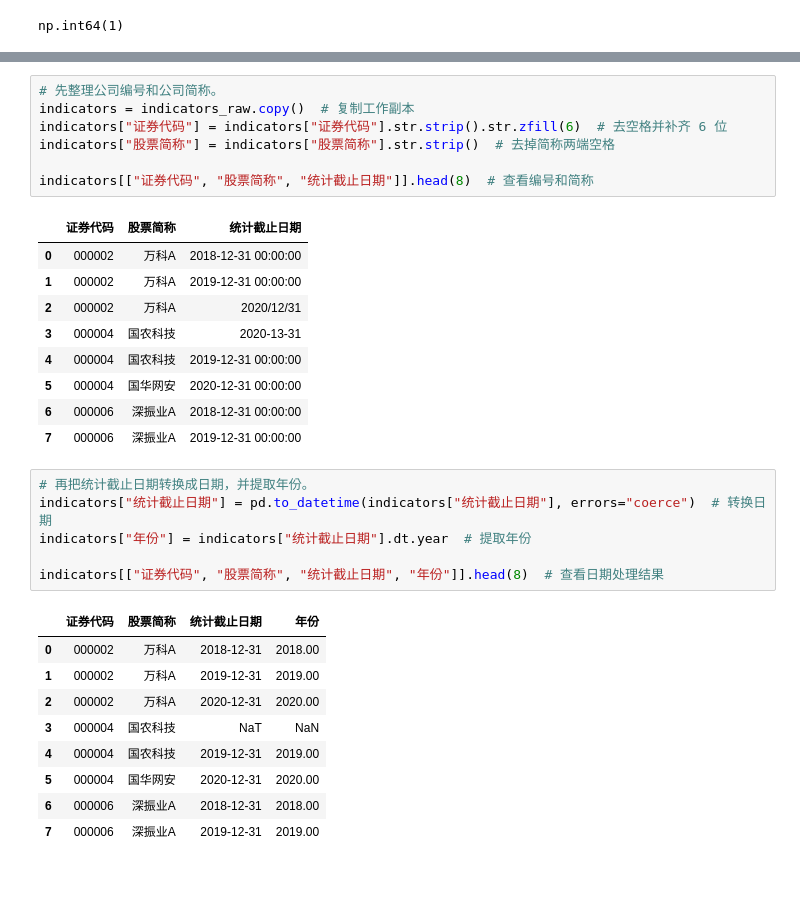
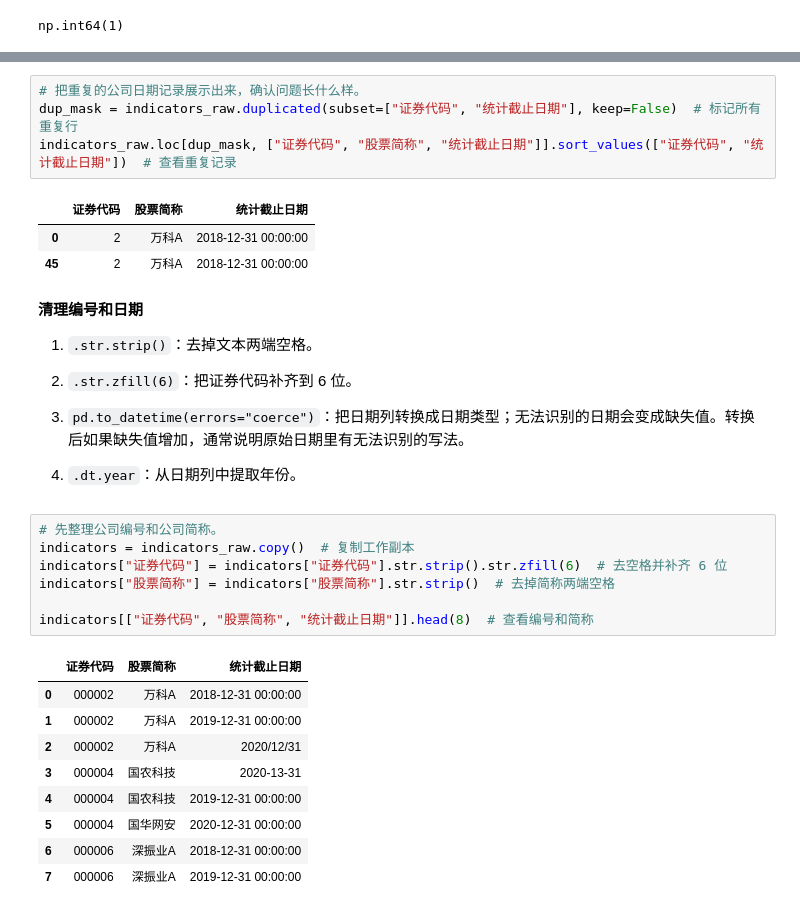
Before and after one commit to itsaquestion/py4ss_v4, a Jupyter notebook: 新章节编辑/pandas/pandas_finance_to_analysis.ipynb, the cells around one changed output, grey strips where cells are left out. Drawn from its saved outputs; the diff is of its cells as text; blank space fills up the shorter version.

```diff
--- a/新章节编辑/pandas/pandas_finance_to_analysis.ipynb
+++ b/新章节编辑/pandas/pandas_finance_to_analysis.ipynb
@@ -701,34 +695,36 @@ np.int64(1)
-# %%
-# 先整理公司编号和公司简称。
-indicators = indicators_raw.copy()  # 复制工作副本
-indicators["证券代码"] = indicators["证券代码"].str.strip().str.zfill(6)  # 去空格并补齐 6 位
-indicators["股票简称"] = indicators["股票简称"].str.strip()  # 去掉简称两端空格
-
-indicators[["证券代码", "股票简称", "统计截止日期"]].head(8)  # 查看编号和简称
-# %% [output]
-|  | 证券代码 | 股票简称 | 统计截止日期 |
-| 0 | 000002 | 万科A | 2018-12-31 00:00:00 |
-| 1 | 000002 | 万科A | 2019-12-31 00:00:00 |
-| 2 | 000002 | 万科A | 2020/12/31 |
-| 3 | 000004 | 国农科技 | 2020-13-31 |
-| 4 | 000004 | 国农科技 | 2019-12-31 00:00:00 |
-| 5 | 000004 | 国华网安 | 2020-12-31 00:00:00 |
-| 6 | 000006 | 深振业A | 2018-12-31 00:00:00 |
-| 7 | 000006 | 深振业A | 2019-12-31 00:00:00 |
+# %%
+# 把重复的公司日期记录展示出来，确认问题长什么样。
+dup_mask = indicators_raw.duplicated(subset=["证券代码", "统计截止日期"], keep=False)  # 标记所有重复行
+indicators_raw.loc[dup_mask, ["证券代码", "股票简称", "统计截止日期"]].sort_values(["证券代码", "统计截止日期"])  # 查看重复记录
+# %% [output]
+|  | 证券代码 | 股票简称 | 统计截止日期 |
+| 0 | 2 | 万科A | 2018-12-31 00:00:00 |
+| 45 | 2 | 万科A | 2018-12-31 00:00:00 |
+# %% [markdown]
+**清理编号和日期**
+
+1. `.str.strip()`：去掉文本两端空格。
+
+2. `.str.zfill(6)`：把证券代码补齐到 6 位。
+
+3. `pd.to_datetime(errors="coerce")`：把日期列转换成日期类型；无法识别的日期会变成缺失值。转换后如果缺失值增加，通常说明原始日期里有无法识别的写法。
+
+4. `.dt.year`：从日期列中提取年份。
 # %%
-# 再把统计截止日期转换成日期，并提取年份。
-indicators["统计截止日期"] = pd.to_datetime(indicators["统计截止日期"], errors="coerce")  # 转换日期
-indicators["年份"] = indicators["统计截止日期"].dt.year  # 提取年份
+# 先整理公司编号和公司简称。
+indicators = indicators_raw.copy()  # 复制工作副本
+indicators["证券代码"] = indicators["证券代码"].str.strip().str.zfill(6)  # 去空格并补齐 6 位
+indicators["股票简称"] = indicators["股票简称"].str.strip()  # 去掉简称两端空格
 
-indicators[["证券代码", "股票简称", "统计截止日期", "年份"]].head(8)  # 查看日期处理结果
+indicators[["证券代码", "股票简称", "统计截止日期"]].head(8)  # 查看编号和简称
 # %% [output]
-|  | 证券代码 | 股票简称 | 统计截止日期 | 年份 |
-| 0 | 000002 | 万科A | 2018-12-31 | 2018.00 |
-| 1 | 000002 | 万科A | 2019-12-31 | 2019.00 |
-| 2 | 000002 | 万科A | 2020-12-31 | 2020.00 |
-| 3 | 000004 | 国农科技 | NaT | NaN |
-| 4 | 000004 | 国农科技 | 2019-12-31 | 2019.00 |
-| 5 | 000004 | 国华网安 | 2020-12-31 | 2020.00 |
-| 6 | 000006 | 深振业A | 2018-12-31 | 2018.00 |
-| 7 | 000006 | 深振业A | 2019-12-31 | 2019.00 |
+|  | 证券代码 | 股票简称 | 统计截止日期 |
+| 0 | 000002 | 万科A | 2018-12-31 00:00:00 |
+| 1 | 000002 | 万科A | 2019-12-31 00:00:00 |
+| 2 | 000002 | 万科A | 2020/12/31 |
+| 3 | 000004 | 国农科技 | 2020-13-31 |
+| 4 | 000004 | 国农科技 | 2019-12-31 00:00:00 |
+| 5 | 000004 | 国华网安 | 2020-12-31 00:00:00 |
+| 6 | 000006 | 深振业A | 2018-12-31 00:00:00 |
+| 7 | 000006 | 深振业A | 2019-12-31 00:00:00 |
 # %%
```
Also changed, not shown: parts of 137 cells of this notebook, 5 other files.
